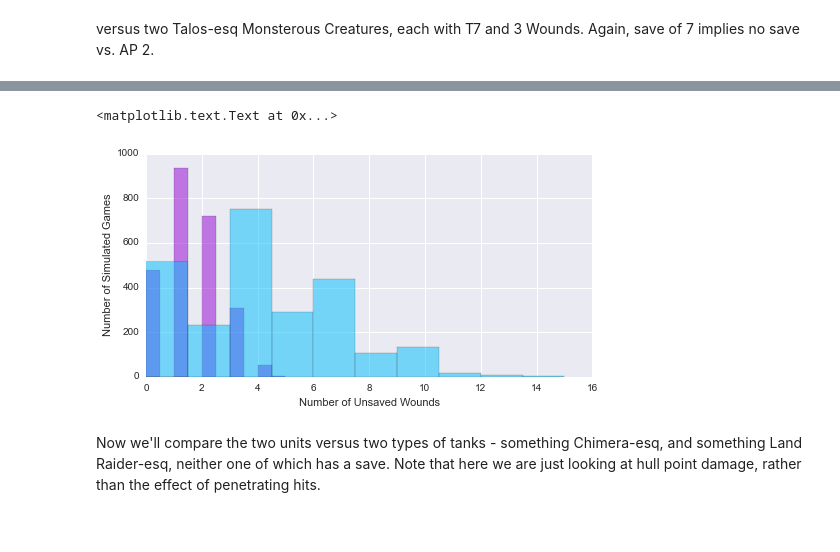
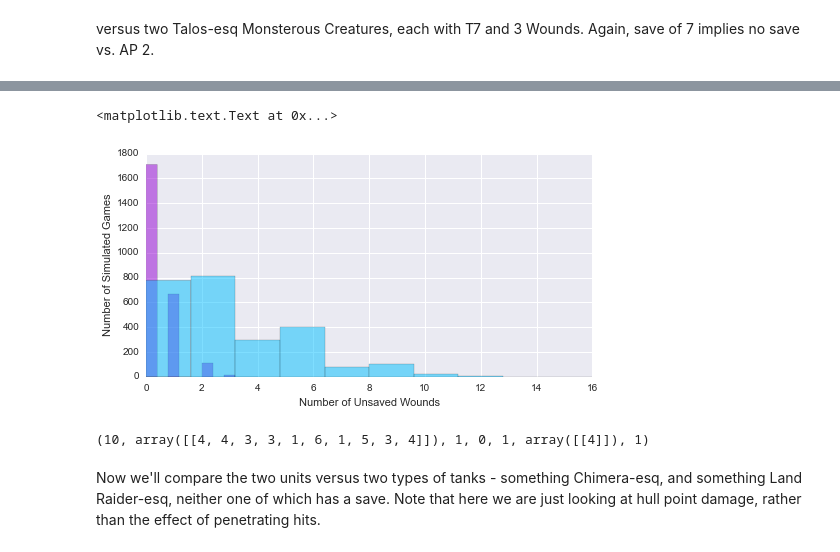
Before and after one commit to elofgren/VarianceHammer, a Jupyter notebook: Examples/EldarCodexReview.ipynb, the cells around one changed output, grey strips where cells are left out. Drawn from its saved outputs; the diff is of its cells as text; code cells hidden in the pictures.

Commit message:
Auto-wounding
Adding the ability to put in auto-wounds.

```diff
--- a/Examples/EldarCodexReview.ipynb
+++ b/Examples/EldarCodexReview.ipynb
@@ -382,22 +428,32 @@ def ArmorPen(strength,AV,save,n_hits,hullpoints):
 # %%
 def OldWrathguardInfantry(size,enemyT,enemySave,enemyW):
     WrathcannonShots = Shooting(4,size,'N')[1]
-    WrathcannonWounds = Wounding(10,enemyT,enemySave,WrathcannonShots,enemyW)
+    WrathcannonWounds = Wounding(10,enemyT,enemySave,WrathcannonShots,enemyW,auto=6)
     return WrathcannonWounds
 
 def NewWrathguardInfantry(size,enemyT,enemySave,enemyW):
     WrathcannonShots = Shooting(4,size,'N')[1]
-    WrathcannonWounds = Wounding("D",enemyT,enemySave,WrathcannonShots,enemyW)
+    WrathcannonWounds = Wounding("D",enemyT,enemySave,WrathcannonShots,enemyW,auto=0)
+    return WrathcannonWounds
+
+def OldDscythe(size,enemyT,enemySave,enemyW):
+    WrathcannonShots = Shooting(4,size,'N')[1]
+    WrathcannonWounds = Wounding(4,enemyT,enemySave,WrathcannonShots,enemyW,auto=6)
+    return WrathcannonWounds
+
+def NewDscythe(size,enemyT,enemySave,enemyW):
+    WrathcannonShots = Shooting(4,size,'N')[1]
+    WrathcannonWounds = Wounding("D-1",enemyT,enemySave,WrathcannonShots,enemyW,auto=0)
     return WrathcannonWounds
 
 def OldWrathguardTank(size,AV,enemySave,HP):
     WrathcannonShots = Shooting(4,size,'N')[1]
-    WrathcannonGorP = ArmorPen(10,AV,enemySave,WrathcannonShots,HP)
+    WrathcannonGorP = ArmorPen(10,AV,enemySave,WrathcannonShots,HP,auto=6)
     return WrathcannonGorP
 
 def NewWrathguardTank(size,AV,enemySave,HP):
     WrathcannonShots = Shooting(4,size,'N')[1]
-    WrathcannonGorP = ArmorPen("D",AV,enemySave,WrathcannonShots,HP)
+    WrathcannonGorP = ArmorPen("D",AV,enemySave,WrathcannonShots,HP,auto=0)
     return WrathcannonGorP
 # %% [markdown]
 **Examining new vs. Old Wrathguard armed with Wrathcannons.**
@@ -436,17 +492,34 @@ plt.ylabel("Number of Simulated Games")
 # %%
 WrathcannonVMC2 = np.empty([runs,2])
 
 for gg in range(runs):
-    WrathcannonVMC2[gg][0] = OldWrathguardInfantry(5,7,4,3)
-    WrathcannonVMC2[gg][1] = NewWrathguardInfantry(5,7,4,3)
+    WrathcannonVMC2[gg][0] = OldDscythe(10,7,3,3)
+    WrathcannonVMC2[gg][1] = NewDscythe(10,7,3,3)
 
 plt.hist(WrathcannonVMC2[:,0],bins=10,alpha=0.50,color="DarkViolet")
 plt.hist(WrathcannonVMC2[:,1],bins=10,alpha=0.50,color="DeepSkyBlue")
 plt.xlabel("Number of Unsaved Wounds")
 plt.ylabel("Number of Simulated Games")
 # %% [output]
 <matplotlib.text.Text at 0x...>
-[figure, old version]
+[figure, new version]
+# %%
+
+
+a = Wounding2(4,10,7,10,3,auto=6)
+print a
+#def OldDscythe2(size,enemyT,enemySave,enemyW):
+#    WrathcannonShots = Shooting(4,size,'N')[1]
+#    WrathcannonWounds = Wounding(4,enemyT,enemySave,WrathcannonShots,enemyW,auto=2)
+#    return WrathcannonShots,WrathcannonWounds
+
+#a = OldDscythe2(10,7,3,3)
+#print a
+
+#b = Wounding(4,10,7,10,3,auto=2)
+#print b
+# %% [output]
+(10, array([[4, 4, 3, 3, 1, 6, 1, 5, 3, 4]]), 1, 0, 1, array([[4]]), 1)
 # %% [markdown]
 Now we'll compare the two units versus two types of tanks - something Chimera-esq, and something Land Raider-esq, neither one of which has a save. Note that here we are just looking at hull point damage, rather than the effect of penetrating hits.
 # %%
```
Also changed, not shown: parts of 3 cells of this notebook.
